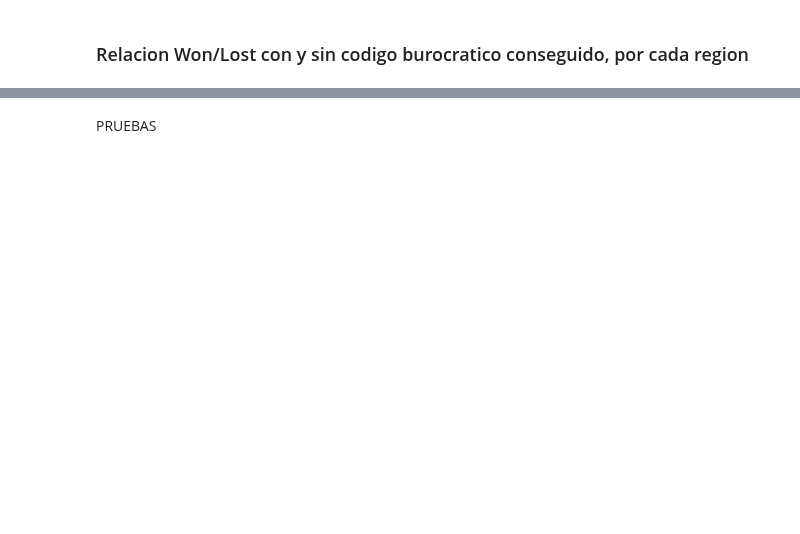
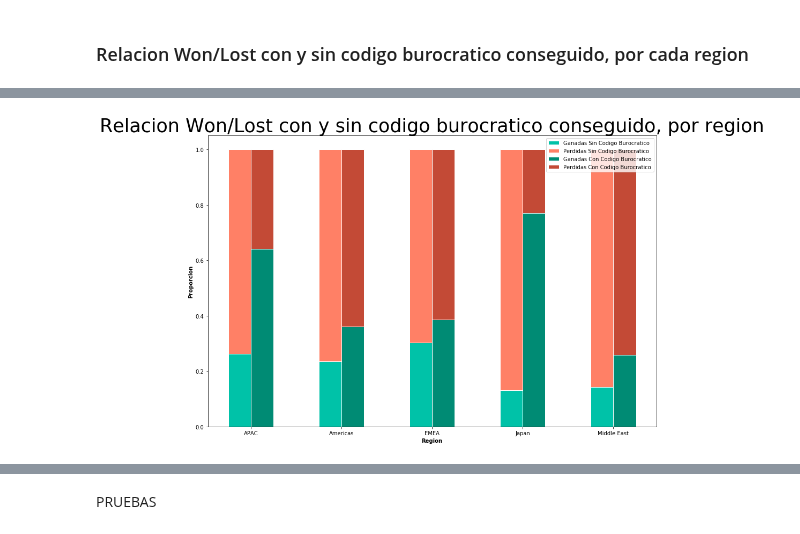
Before and after one commit to FernandoSinisi/Orga-Datos-2C-2020, a Jupyter notebook: TP1/Otros_graficos.ipynb, the cells around one changed output, grey strips where cells are left out. Cells and saved outputs as stored; diff of their text form; code cells hidden in the pictures; blank space fills up the shorter version.

```diff
--- a/TP1/Otros_graficos.ipynb
+++ b/TP1/Otros_graficos.ipynb
@@ -333,33 +353,35 @@ df_closed_lost_con_codigo_buroc = df_x_region_x_codigo_buroc.loc[(df_x_region_x_
 # %%
 # Seteos grales del grafico
 fig,ax=plt.subplots(figsize=(15,10))
 barWidth = 0.25
 
 # Seteo de lista de datos
 barsWonSinCodigo_buroc = df_closed_won_sin_codigo_buroc
 barsWonConCodigo_buroc = df_closed_won_con_codigo_buroc
 barsLostSinCodigo_buroc = df_closed_lost_sin_codigo_buroc
 barsLostConCodigo_buroc = df_closed_lost_con_codigo_buroc
 
 # Seteo posiciones de barras
 r1 = np.arange(len(barsWonSinCodigo_buroc))
 r2 = [x + barWidth for x in r1]
 
 # Genero Grafico
 plt.bar(r1, barsWonSinCodigo_buroc, color='#00C2A8', width=barWidth, edgecolor='white', label='Ganadas Sin Codigo Burocratico')
 plt.bar(r1, barsLostSinCodigo_buroc, bottom=barsWonSinCodigo_buroc, color='#FF8066', width=barWidth, edgecolor='white', label='Perdidas Sin Codigo Burocratico')
 plt.bar(r2, barsWonConCodigo_buroc, color='#008B74', width=barWidth, edgecolor='white', label='Ganadas Con Codigo Burocratico')
 plt.bar(r2, barsLostConCodigo_buroc, bottom=barsWonConCodigo_buroc, color='#C34A36', width=barWidth, edgecolor='white', label='Perdidas Con Codigo Burocratico')
 
 # Seteo descripcion de ejes
 plt.xlabel('Region', fontweight='bold')
-plt.xticks([r + barWidth for r in range(len(bars1))], df_x_region_x_codigo_buroc["Region"].unique())
+plt.xticks([r + barWidth/2 for r in range(5)], df_x_region_x_codigo_buroc["Region"].unique())
 plt.ylabel('Proporcion', fontweight='bold')
 
 # Muestro grafico
 plt.title('Relacion Won/Lost con y sin codigo burocratico conseguido, por region',size=35)
 plt.legend()
 plt.show()
+# %% [output]
+[figure, added]
 # %%
 ### Top 10 de tipos de oportunidad con mayor cantidad de ventas
 # %%
```
Also changed, not shown: parts of 17 cells of this notebook, 2 other files.
